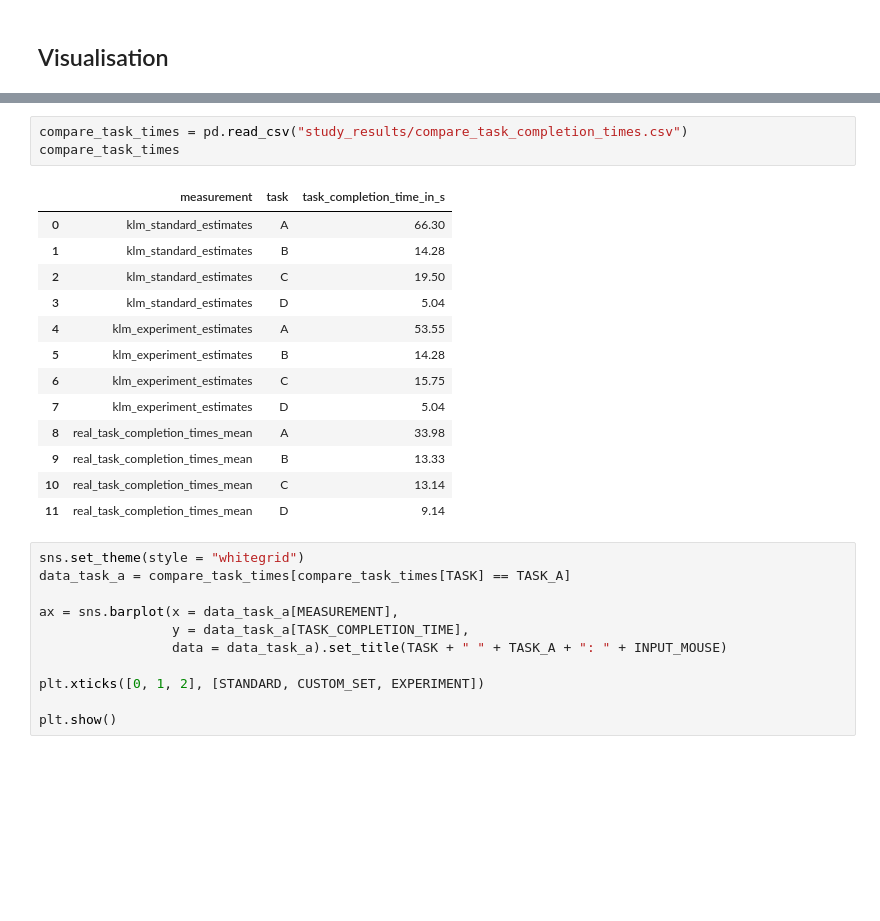
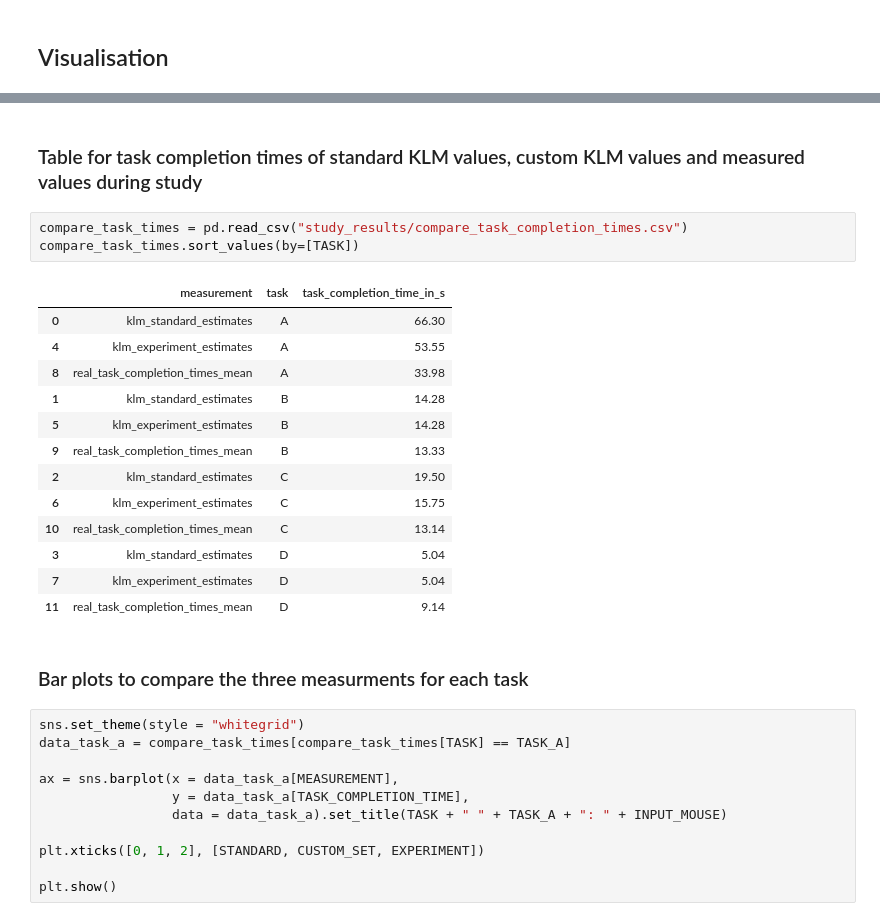
Before and after one commit to ITT-21SS-UR/assignment6-modellinginteraction-sc2, a Jupyter notebook: klm_report.ipynb, the cells around one changed output, grey strips where cells are left out. Saved outputs shown, nothing was run; the diff lists cells and outputs as text; blank space fills up the shorter version.

```diff
--- a/klm_report.ipynb
+++ b/klm_report.ipynb
@@ -224,20 +226,24 @@ plt.show()
+# %% [markdown]
+### Table for task completion times of standard KLM values, custom KLM values and measured values during study
 # %%
 compare_task_times = pd.read_csv("study_results/compare_task_completion_times.csv")
-compare_task_times
+compare_task_times.sort_values(by=[TASK])
 # %% [output]
 |  | measurement | task | task_completion_time_in_s |
 | 0 | klm_standard_estimates | A | 66.30 |
+| 4 | klm_experiment_estimates | A | 53.55 |
+| 8 | real_task_completion_times_mean | A | 33.98 |
 | 1 | klm_standard_estimates | B | 14.28 |
+| 5 | klm_experiment_estimates | B | 14.28 |
+| 9 | real_task_completion_times_mean | B | 13.33 |
 | 2 | klm_standard_estimates | C | 19.50 |
+| 6 | klm_experiment_estimates | C | 15.75 |
+| 10 | real_task_completion_times_mean | C | 13.14 |
 | 3 | klm_standard_estimates | D | 5.04 |
-| 4 | klm_experiment_estimates | A | 53.55 |
-| 5 | klm_experiment_estimates | B | 14.28 |
-| 6 | klm_experiment_estimates | C | 15.75 |
 | 7 | klm_experiment_estimates | D | 5.04 |
-| 8 | real_task_completion_times_mean | A | 33.98 |
-| 9 | real_task_completion_times_mean | B | 13.33 |
-| 10 | real_task_completion_times_mean | C | 13.14 |
 | 11 | real_task_completion_times_mean | D | 9.14 |
+# %% [markdown]
+### Bar plots to compare the three measurments for each task
 # %%
 sns.set_theme(style = "whitegrid")
 data_task_a = compare_task_times[compare_task_times[TASK] == TASK_A]
```
Also changed, not shown: parts of 6 cells of this notebook.
